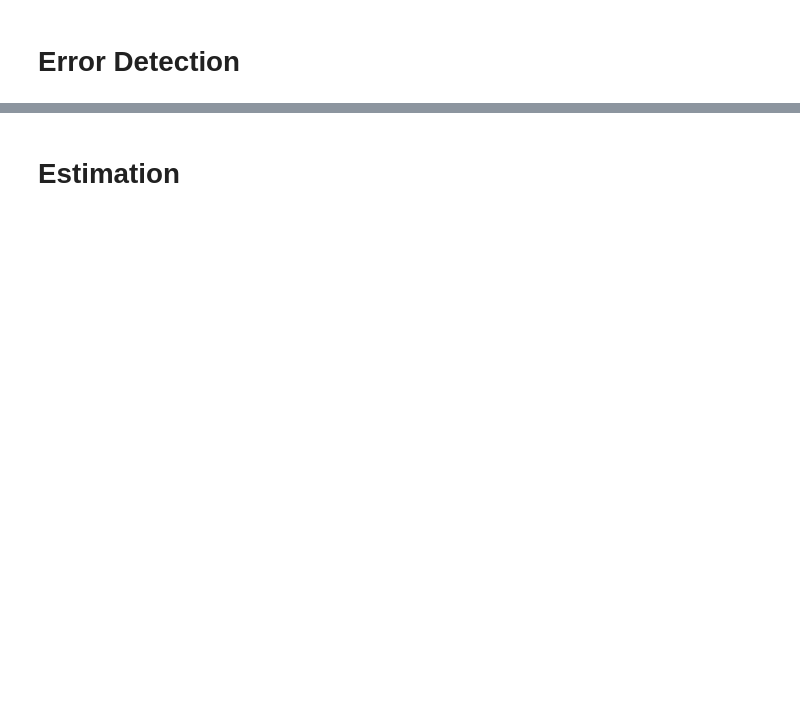
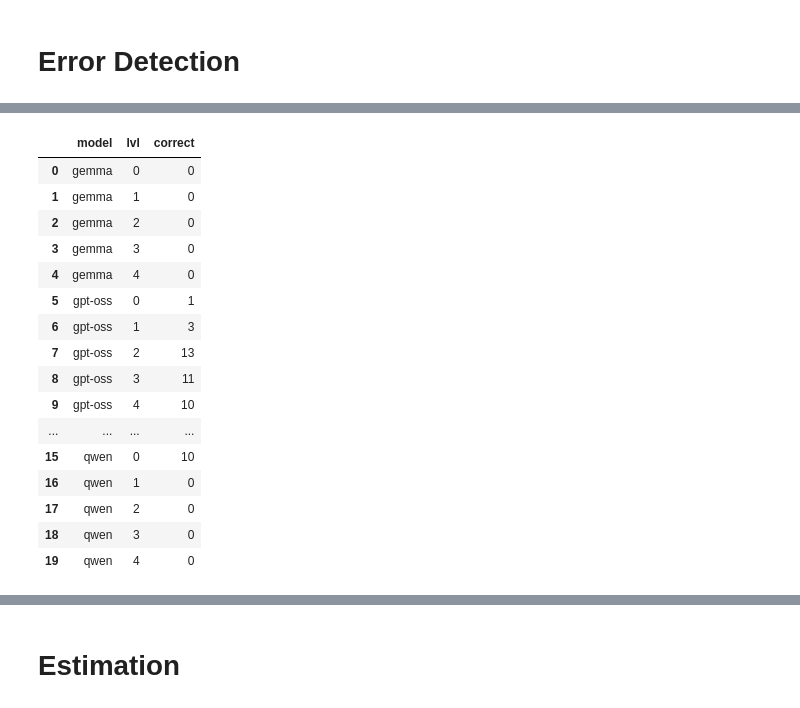
Before and after one commit to prometheus404/NLP_proj, a Jupyter notebook: evaluation.ipynb, the cells around one changed output, grey strips where cells are left out. Saved outputs shown, nothing was run; the diff lists cells and outputs as text; code cells hidden in the pictures; blank space fills up the shorter version.

```diff
--- a/evaluation.ipynb
+++ b/evaluation.ipynb
@@ -53,9 +126,0 @@ for model in models:
-# %%
-for model in models:
-    for game in file_names:
-        for it in range(iterations):
-            text = response[model][game][it]
-            fk = textstat.flesch_kincaid_grade(text)
-            sm = textstat.smog_index(text)
-            dc = textstat.dale_chall_readability_score(text)
-            print(f"Model: {model}, Game: {game}, Iteration: {it}, Grade: {fk}")
@@ -183,2 +266,20 @@ print(out)
 # %% [markdown]
 ## Compression
+# %%
+length = {}
+for g in file_names:
+    with open(f'{BASE_FOLDER}rules/texts/{g}.txt','r') as f:
+        length[g] = len(f.read())
+
+rows = [{
+    'model': m,
+    'game': g,
+    'age': a,
+    'it': it,
+    'relative size': len(response[m][g][a][str(it)])*100/length[g]
+}for m in MODELS for g in file_names for a in ages for it in range(iterations)]
+df = pd.DataFrame(rows)
+df = df.groupby(["model","game"]).agg({
+    "relative size": "mean"
+}).reset_index()
+df
@@ -300,3 +480,26 @@ with open('drive/MyDrive/NLP_proj/evaluation_error_output.json', 'w') as f:
+# %%
+l_df = df.groupby(["model","lvl"]).agg({
+    "correct": "sum"
+}).reset_index()
+l_df
+# %% [output]
+|  | model | lvl | correct |
+| 0 | gemma | 0 | 0 |
+| 1 | gemma | 1 | 0 |
+| 2 | gemma | 2 | 0 |
+| 3 | gemma | 3 | 0 |
+| 4 | gemma | 4 | 0 |
+| 5 | gpt-oss | 0 | 1 |
+| 6 | gpt-oss | 1 | 3 |
+| 7 | gpt-oss | 2 | 13 |
+| 8 | gpt-oss | 3 | 11 |
+| 9 | gpt-oss | 4 | 10 |
+| ... | ... | ... | ... |
+| 15 | qwen | 0 | 10 |
+| 16 | qwen | 1 | 0 |
+| 17 | qwen | 2 | 0 |
+| 18 | qwen | 3 | 0 |
+| 19 | qwen | 4 | 0 |
 # %%
 import numpy as np
 import matplotlib.pyplot as plt
```
Also changed, not shown: parts of 28 cells of this notebook, 35 other files.
